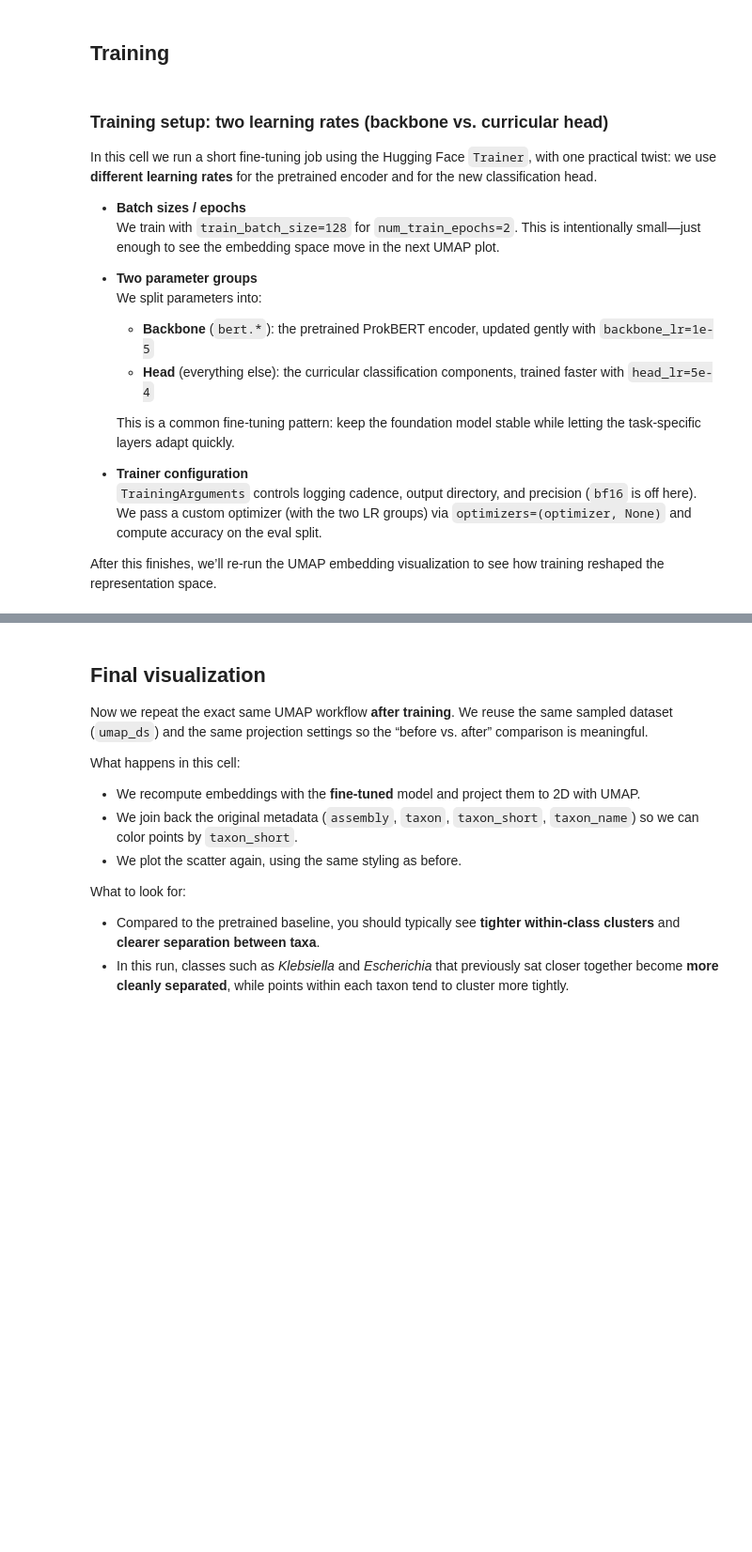
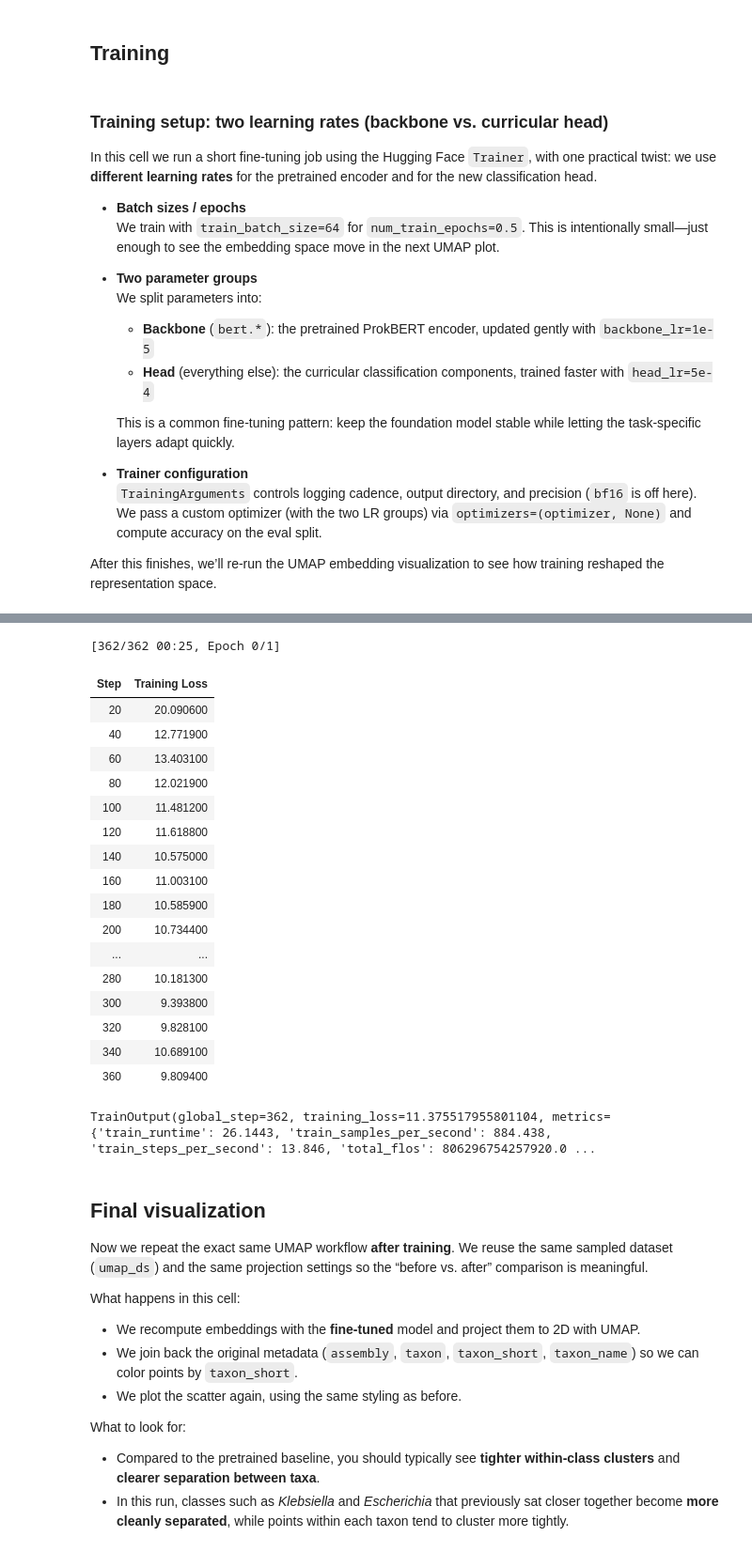
Before and after one commit to nbrg-ppcu/prokbert, a Jupyter notebook: examples/Contrastive_learning_example.ipynb, the cells around one changed output, grey strips where cells are left out. Shown at 94% size. Drawn from its saved outputs; the diff is of its cells as text; code cells hidden in the pictures; blank space fills up the shorter version.

```diff
--- a/examples/Contrastive_learning_example.ipynb
+++ b/examples/Contrastive_learning_example.ipynb
@@ -293,7 +312,7 @@ plt.show()
 In this cell we run a short fine-tuning job using the Hugging Face `Trainer`, with one practical twist: we use **different learning rates** for the pretrained encoder and for the new classification head.
 
 - **Batch sizes / epochs**
-  We train with `train_batch_size=128` for `num_train_epochs=2`. This is intentionally small—just enough to see the embedding space move in the next UMAP plot.
+  We train with `train_batch_size=64` for `num_train_epochs=0.5`. This is intentionally small—just enough to see the embedding space move in the next UMAP plot.
 
 - **Two parameter groups**
   We split parameters into:
@@ -308,9 +327,9 @@ In this cell we run a short fine-tuning job using the Hugging Face `Trainer`, wi
 
 After this finishes, we’ll re-run the UMAP embedding visualization to see how training reshaped the representation space.
 # %%
-train_batch_size = 128
-eval_batch_size = 128
-num_train_epochs = 2.0
+train_batch_size = 64
+eval_batch_size = 64
+num_train_epochs = 0.5
 
 backbone_lr = 1e-5
 head_lr = 5e-4
@@ -330,12 +349,10 @@ training_args = TrainingArguments(
         output_dir='eskapee_example',
         overwrite_output_dir=False,
         report_to="none",
-        logging_steps=50,
+        logging_steps=20,
         per_device_train_batch_size=train_batch_size,
         per_device_eval_batch_size=eval_batch_size,
         num_train_epochs=num_train_epochs,
-        metric_for_best_model="accuracy",
-        greater_is_better=True,
         bf16=use_bf16,
     )
 
@@ -350,3 +367,4 @@ trainer = Trainer(
     optimizers=(optimizer, None),
 )
 trainer.train()
+# %% [output]
@@ -353,3 +372,22 @@ trainer.train()
+[362/362 00:25, Epoch 0/1]
+| Step | Training Loss |
+| 20 | 20.090600 |
+| 40 | 12.771900 |
+| 60 | 13.403100 |
+| 80 | 12.021900 |
+| 100 | 11.481200 |
+| 120 | 11.618800 |
+| 140 | 10.575000 |
+| 160 | 11.003100 |
+| 180 | 10.585900 |
+| 200 | 10.734400 |
+| ... | ... |
+| 280 | 10.181300 |
+| 300 | 9.393800 |
+| 320 | 9.828100 |
+| 340 | 10.689100 |
+| 360 | 9.809400 |
+TrainOutput(global_step=362, training_loss=11.375517955801104, metrics={'train_runtime': 26.1443, 'train_samples_per_second': 884.438, 'train_steps_per_second': 13.846, 'total_flos': 806296754257920.0 ...
 # %% [markdown]
 ## Final visualization
 
```
Also changed, not shown: parts of 9 cells of this notebook, 1 other file.
